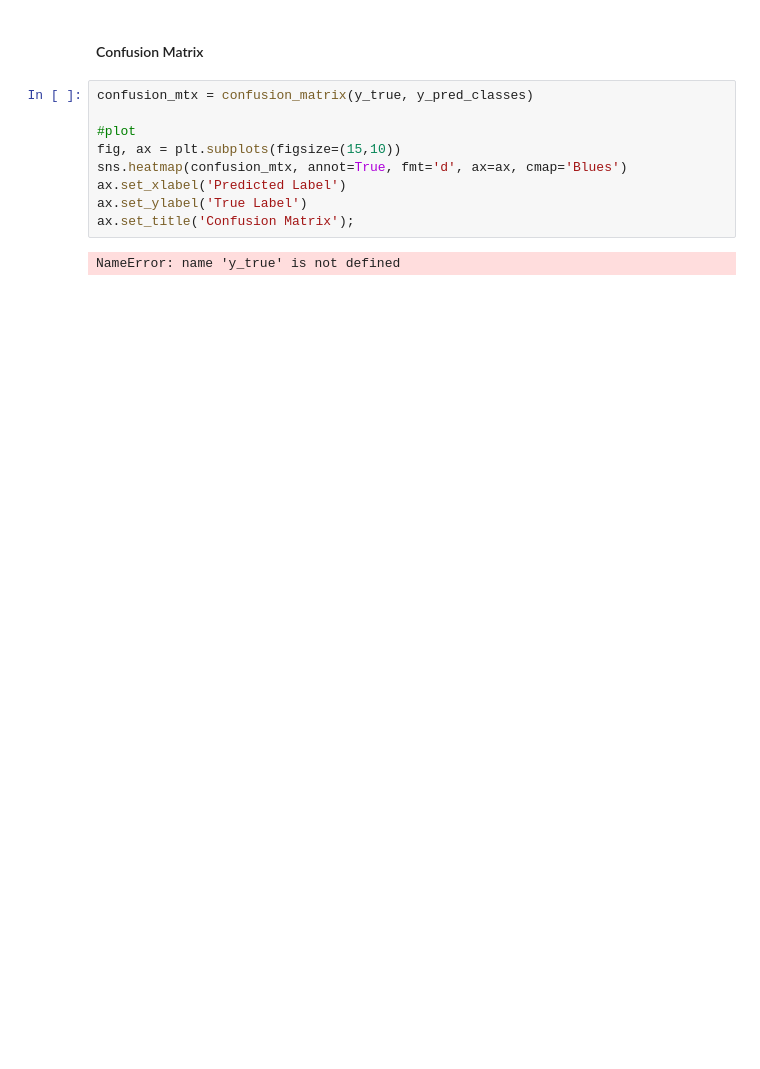
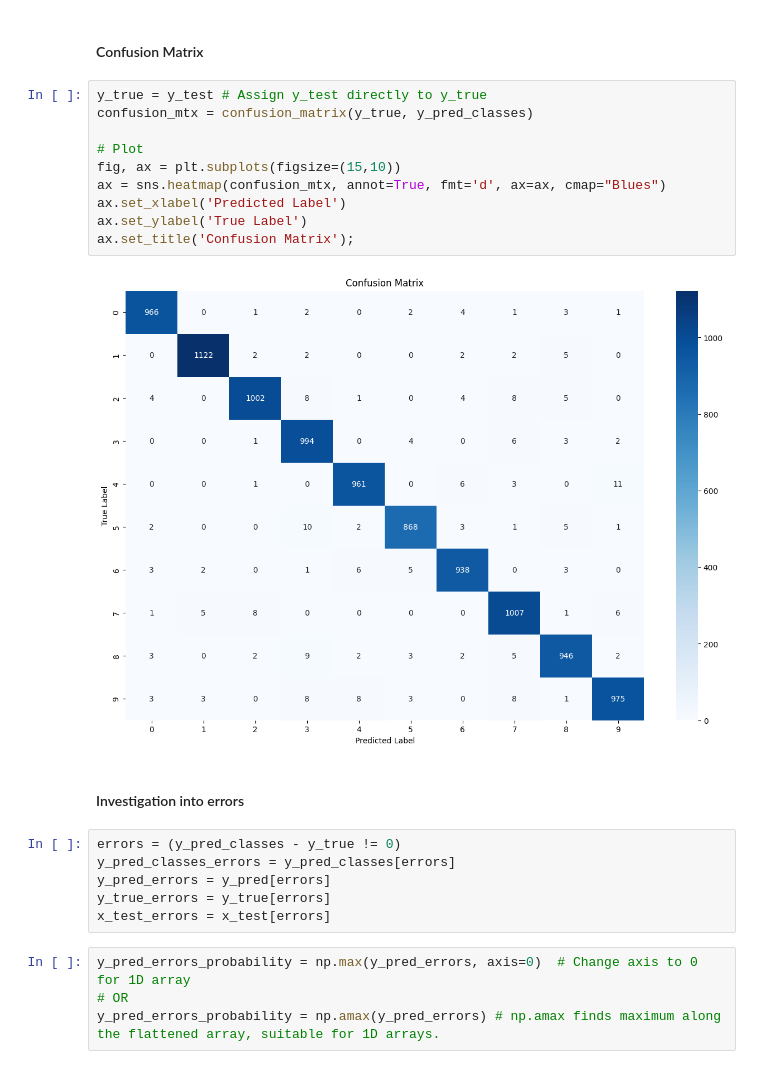
Before and after one commit to okeefey/AutoMusicGen, a Jupyter notebook: MNIST_Digits_classification.ipynb, the cells around one changed output. Drawn from its saved outputs; the diff is of its cells as text; blank space fills up the shorter version.

```diff
--- a/MNIST_Digits_classification.ipynb
+++ b/MNIST_Digits_classification.ipynb
@@ -177,13 +177,26 @@ plt.imshow(x_sample.reshape((28,28)), cmap='gray')
 # %% [markdown]
 #### Confusion Matrix
 # %%
+y_true = y_test # Assign y_test directly to y_true
 confusion_mtx = confusion_matrix(y_true, y_pred_classes)
 
-#plot
+# Plot
 fig, ax = plt.subplots(figsize=(15,10))
-sns.heatmap(confusion_mtx, annot=True, fmt='d', ax=ax, cmap='Blues')
+ax = sns.heatmap(confusion_mtx, annot=True, fmt='d', ax=ax, cmap="Blues")
 ax.set_xlabel('Predicted Label')
 ax.set_ylabel('True Label')
 ax.set_title('Confusion Matrix');
 # %% [output]
-NameError: name 'y_true' is not defined
+[figure, added]
+# %% [markdown]
+#### Investigation into errors
+# %%
+errors = (y_pred_classes - y_true != 0)
+y_pred_classes_errors = y_pred_classes[errors]
+y_pred_errors = y_pred[errors]
+y_true_errors = y_true[errors]
+x_test_errors = x_test[errors]
+# %%
+y_pred_errors_probability = np.max(y_pred_errors, axis=0)  # Change axis to 0 for 1D array
+# OR
+y_pred_errors_probability = np.amax(y_pred_errors) # np.amax finds maximum along the flattened array, suitable for 1D arrays.
```
Also changed, not shown: parts of 2 cells of this notebook.
